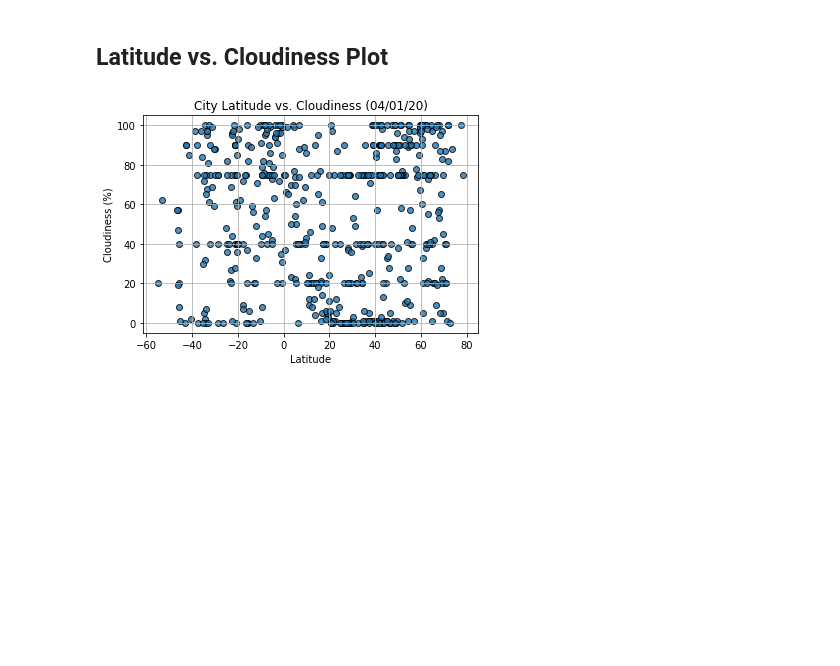
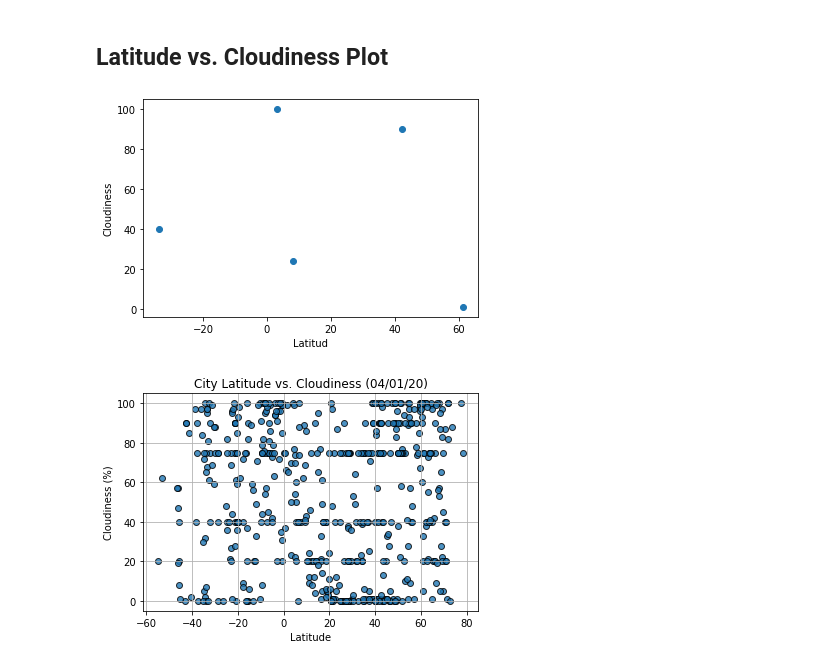
Before and after one commit to Omargib/python-api-challenge, a Jupyter notebook: WeatherPy/WeatherPy.ipynb, the cells around one changed output. Cells and saved outputs as stored; diff of their text form; code cells hidden in the pictures; blank space fills up the shorter version.

```diff
--- a/WeatherPy/WeatherPy.ipynb
+++ b/WeatherPy/WeatherPy.ipynb
@@ -218,5 +229,12 @@ Int64Index([], dtype='int64')
 # %% [markdown]
 ## Latitude vs. Cloudiness Plot
+# %%
+plt.scatter(weather_df.iloc[:,1],weather_df.iloc[:,5])
+plt.xlabel('Latitud')
+plt.ylabel('Cloudiness')
+plt.show()
+# %% [output]
+[figure, added]
 # %%
 # %% [output]
 [figure]
```
Also changed, not shown: parts of 5 cells of this notebook.
